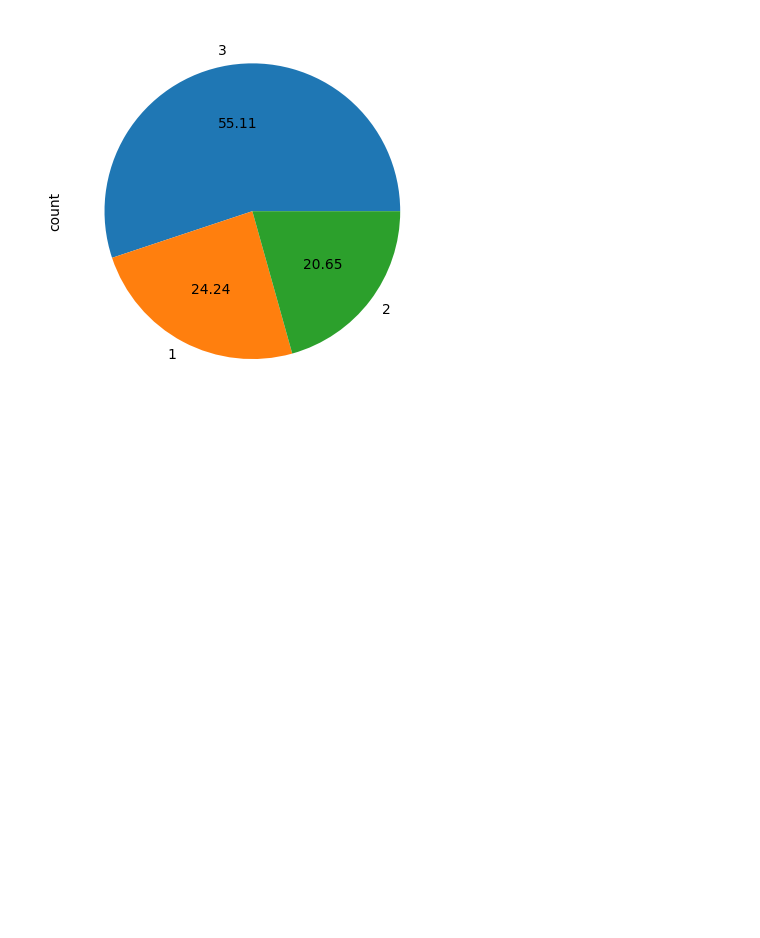
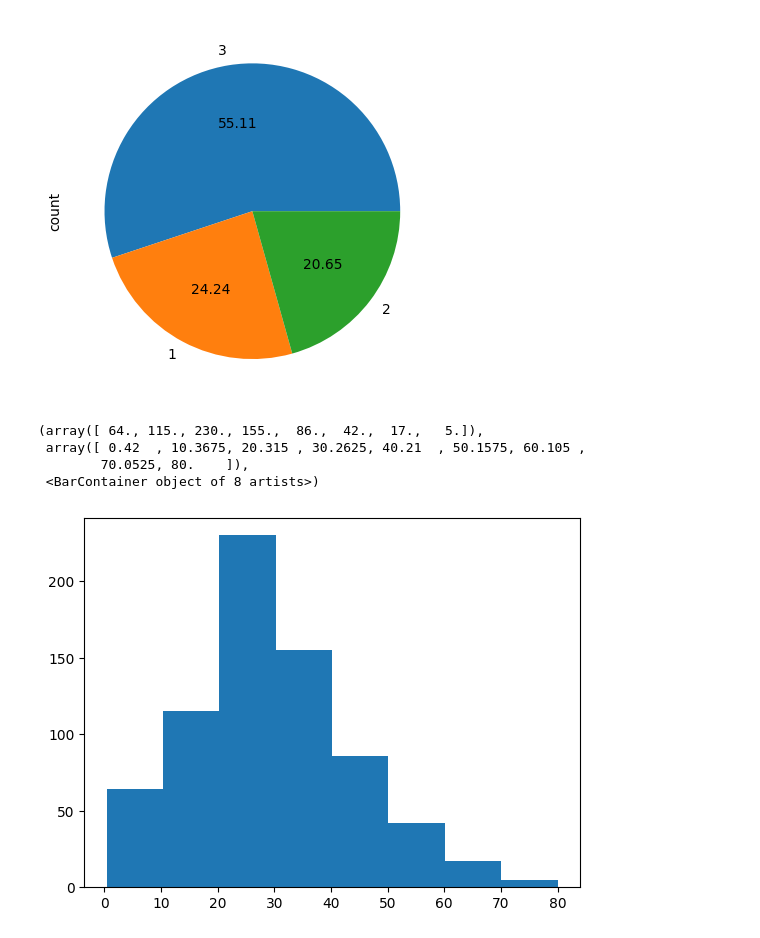
Before and after one commit to Minhaj401/EDA-analysis, a Jupyter notebook: univariate _analysis.ipynb, the cells around one changed output. Saved outputs shown, nothing was run; the diff lists cells and outputs as text; code cells hidden in the pictures; blank space fills up the shorter version.

```diff
--- a/univariate _analysis.ipynb
+++ b/univariate _analysis.ipynb
@@ -50,0 +56,8 @@ df["Pclass"].value_counts().plot(kind="pie",autopct="%.2f")
+# %%
+plt.hist(df["Age"],bins=8)
+# %% [output]
+(array([ 64., 115., 230., 155.,  86.,  42.,  17.,   5.]),
+ array([ 0.42  , 10.3675, 20.315 , 30.2625, 40.21  , 50.1575, 60.105 ,
+        70.0525, 80.    ]),
+ <BarContainer object of 8 artists>)
+[figure, added]
```
Also changed, not shown: parts of 3 cells of this notebook.
